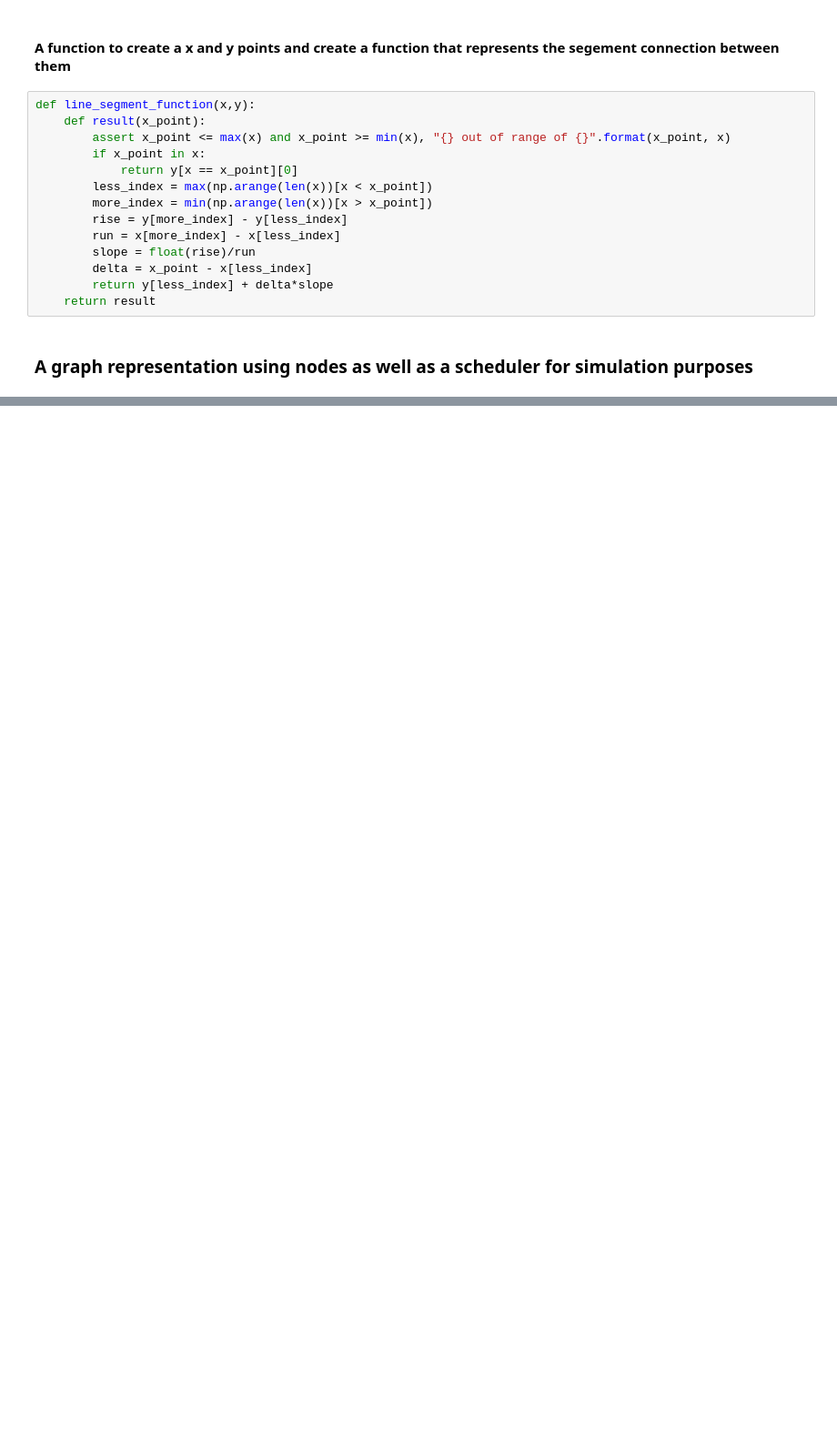
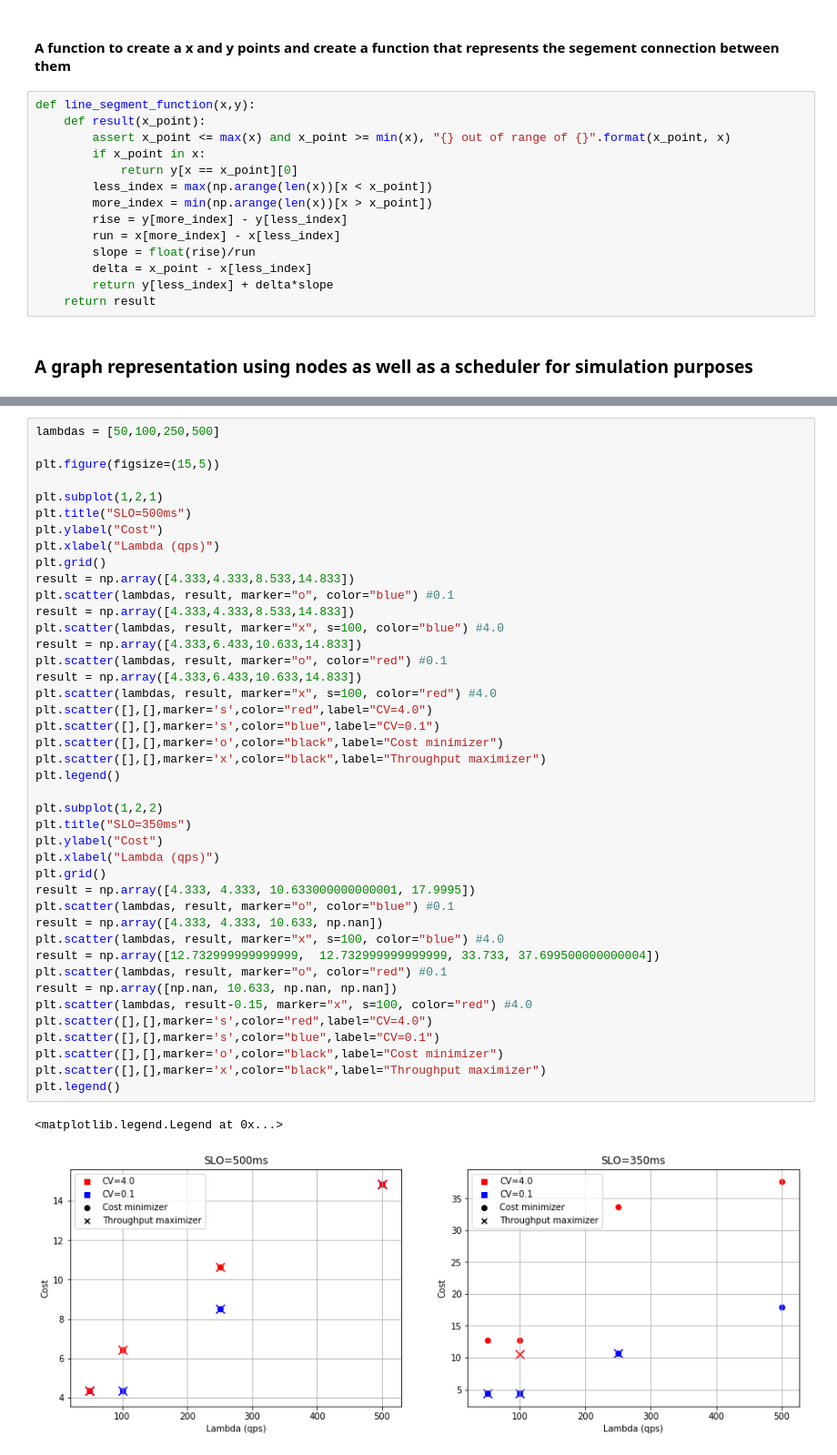
Before and after one commit to EyalSel/plots-model-comp-paper, a Jupyter notebook: plotting/Optimizer_Comparison.ipynb, the cells around one changed output, grey strips where cells are left out. Shown: that part at 91% size. Drawn from its saved outputs; the diff is of its cells as text; blank space fills up the shorter version.

```diff
--- a/plotting/Optimizer_Comparison.ipynb
+++ b/plotting/Optimizer_Comparison.ipynb
@@ -473,0 +848,45 @@ queue = get_end_to_end_times(model_configs, model_behaviors_from_configs(model_c
+# %%
+lambdas = [50,100,250,500]
+
+plt.figure(figsize=(15,5))
+
+plt.subplot(1,2,1)
+plt.title("SLO=500ms")
+plt.ylabel("Cost")
+plt.xlabel("Lambda (qps)")
+plt.grid()
+result = np.array([4.333,4.333,8.533,14.833])
+plt.scatter(lambdas, result, marker="o", color="blue") #0.1
+result = np.array([4.333,4.333,8.533,14.833])
+plt.scatter(lambdas, result, marker="x", s=100, color="blue") #4.0
+result = np.array([4.333,6.433,10.633,14.833])
+plt.scatter(lambdas, result, marker="o", color="red") #0.1
+result = np.array([4.333,6.433,10.633,14.833])
+plt.scatter(lambdas, result, marker="x", s=100, color="red") #4.0
+plt.scatter([],[],marker='s',color="red",label="CV=4.0")
+plt.scatter([],[],marker='s',color="blue",label="CV=0.1")
+plt.scatter([],[],marker='o',color="black",label="Cost minimizer")
+plt.scatter([],[],marker='x',color="black",label="Throughput maximizer")
+plt.legend()
+
+plt.subplot(1,2,2)
+plt.title("SLO=350ms")
+plt.ylabel("Cost")
+plt.xlabel("Lambda (qps)")
+plt.grid()
+result = np.array([4.333, 4.333, 10.633000000000001, 17.9995])
+plt.scatter(lambdas, result, marker="o", color="blue") #0.1
+result = np.array([4.333, 4.333, 10.633, np.nan])
+plt.scatter(lambdas, result, marker="x", s=100, color="blue") #4.0
+result = np.array([12.732999999999999,  12.732999999999999, 33.733, 37.699500000000004])
+plt.scatter(lambdas, result, marker="o", color="red") #0.1
+result = np.array([np.nan, 10.633, np.nan, np.nan])
+plt.scatter(lambdas, result-0.15, marker="x", s=100, color="red") #4.0
+plt.scatter([],[],marker='s',color="red",label="CV=4.0")
+plt.scatter([],[],marker='s',color="blue",label="CV=0.1")
+plt.scatter([],[],marker='o',color="black",label="Cost minimizer")
+plt.scatter([],[],marker='x',color="black",label="Throughput maximizer")
+plt.legend()
+# %% [output]
+<matplotlib.legend.Legend at 0x...>
+[figure, added]
```
Also changed, not shown: parts of 22 cells of this notebook, 2 other files.
